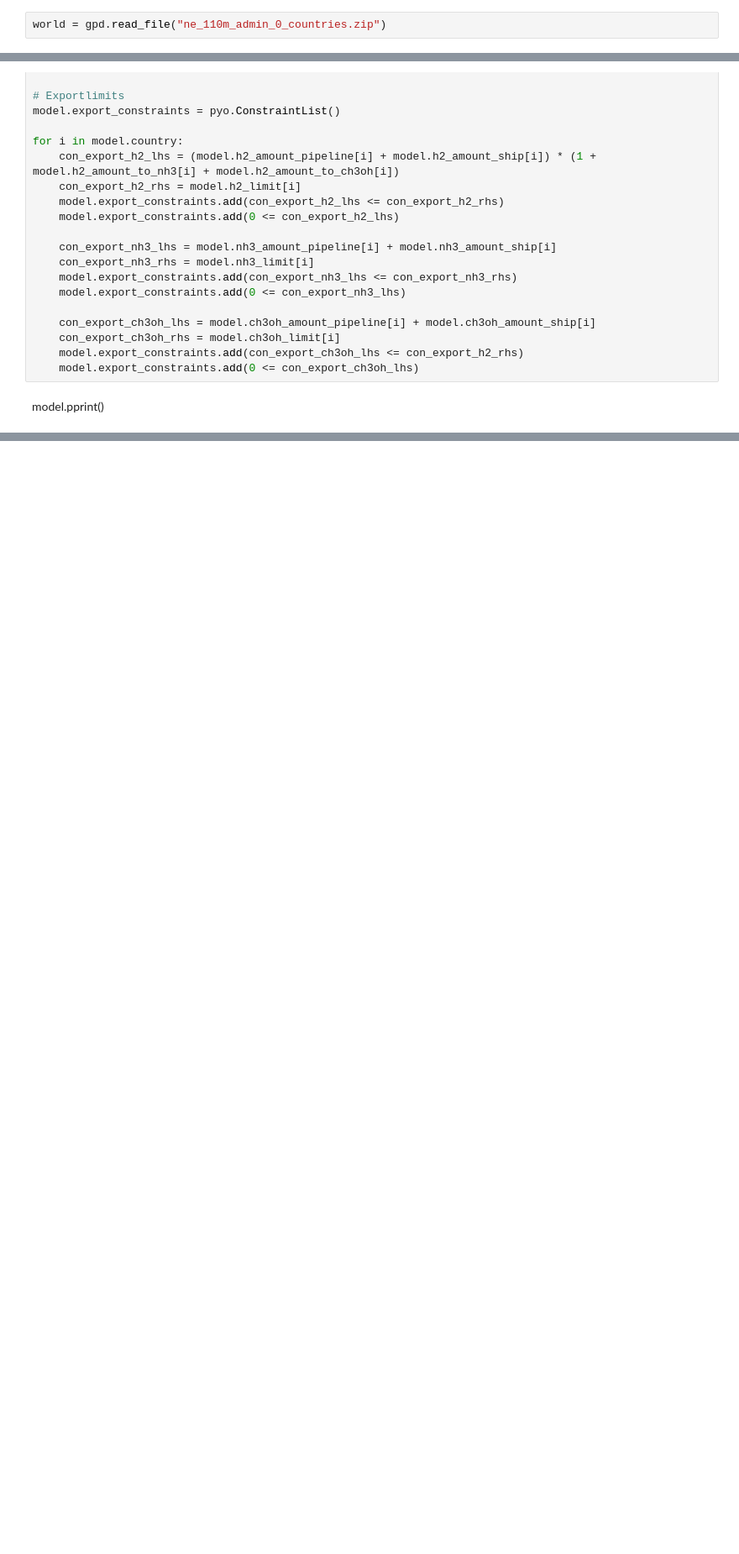
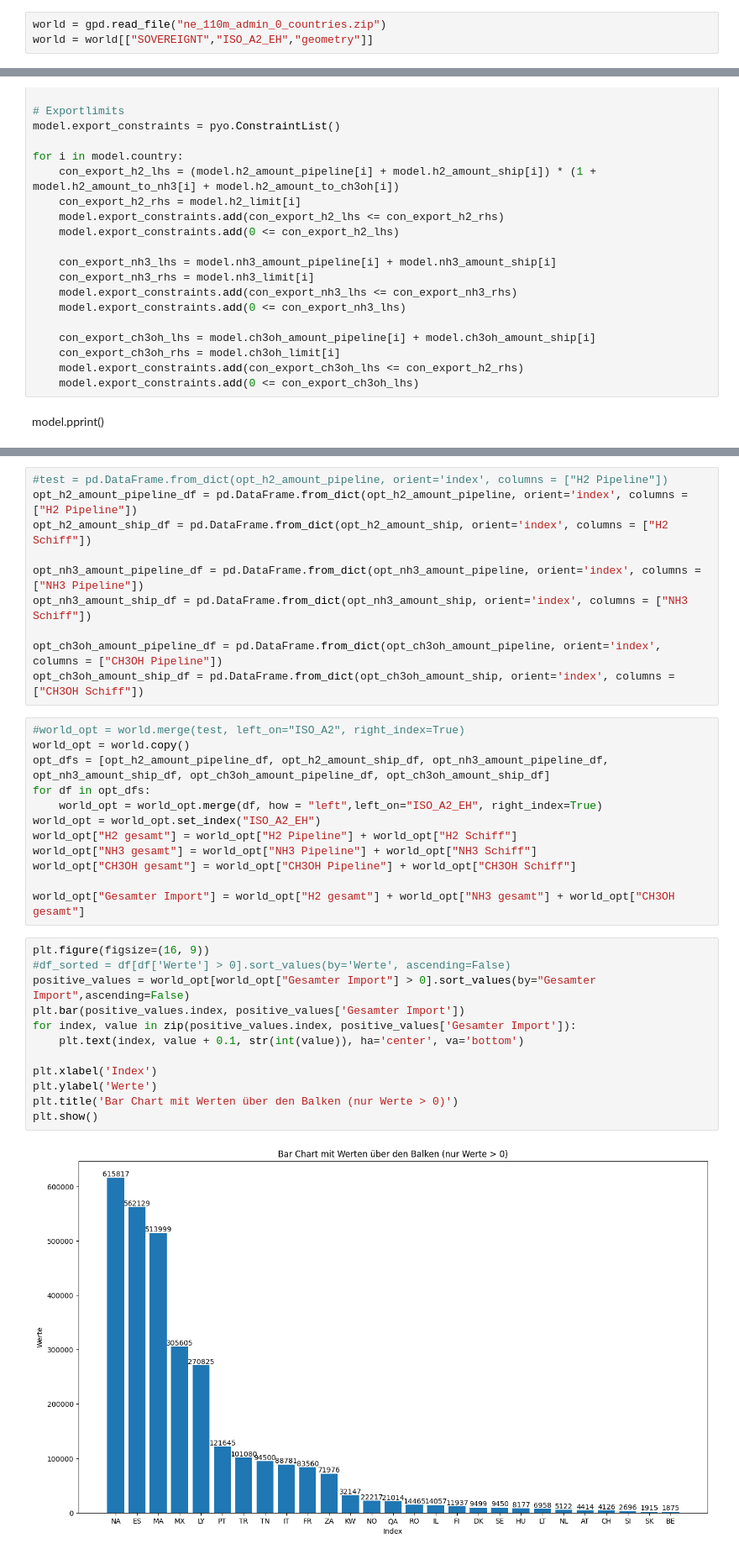
Before and after one commit to FaKurz/hydro_opt, a Jupyter notebook: expanded_model.ipynb, the cells around one changed output, grey strips where cells are left out. Shown at 84% size. Saved outputs shown, nothing was run; the diff lists cells and outputs as text; blank space fills up the shorter version.

```diff
--- a/expanded_model.ipynb
+++ b/expanded_model.ipynb
@@ -6,4 +6,5 @@ import matplotlib.pyplot as plt
 import geopandas as gpd
 # %%
 world = gpd.read_file("ne_110m_admin_0_countries.zip")
+world = world[["SOVEREIGNT","ISO_A2_EH","geometry"]]
 # %%
@@ -176,0 +240,36 @@ Model unknown
+# %%
+#test = pd.DataFrame.from_dict(opt_h2_amount_pipeline, orient='index', columns = ["H2 Pipeline"])
+opt_h2_amount_pipeline_df = pd.DataFrame.from_dict(opt_h2_amount_pipeline, orient='index', columns = ["H2 Pipeline"])
+opt_h2_amount_ship_df = pd.DataFrame.from_dict(opt_h2_amount_ship, orient='index', columns = ["H2 Schiff"])
+
+opt_nh3_amount_pipeline_df = pd.DataFrame.from_dict(opt_nh3_amount_pipeline, orient='index', columns = ["NH3 Pipeline"])
+opt_nh3_amount_ship_df = pd.DataFrame.from_dict(opt_nh3_amount_ship, orient='index', columns = ["NH3 Schiff"])
+
+opt_ch3oh_amount_pipeline_df = pd.DataFrame.from_dict(opt_ch3oh_amount_pipeline, orient='index', columns = ["CH3OH Pipeline"])
+opt_ch3oh_amount_ship_df = pd.DataFrame.from_dict(opt_ch3oh_amount_ship, orient='index', columns = ["CH3OH Schiff"])
+# %%
+#world_opt = world.merge(test, left_on="ISO_A2", right_index=True)
+world_opt = world.copy()
+opt_dfs = [opt_h2_amount_pipeline_df, opt_h2_amount_ship_df, opt_nh3_amount_pipeline_df, opt_nh3_amount_ship_df, opt_ch3oh_amount_pipeline_df, opt_ch3oh_amount_ship_df]
+for df in opt_dfs:
+    world_opt = world_opt.merge(df, how = "left",left_on="ISO_A2_EH", right_index=True)
+world_opt = world_opt.set_index("ISO_A2_EH")
+world_opt["H2 gesamt"] = world_opt["H2 Pipeline"] + world_opt["H2 Schiff"]
+world_opt["NH3 gesamt"] = world_opt["NH3 Pipeline"] + world_opt["NH3 Schiff"]
+world_opt["CH3OH gesamt"] = world_opt["CH3OH Pipeline"] + world_opt["CH3OH Schiff"]
+
+world_opt["Gesamter Import"] = world_opt["H2 gesamt"] + world_opt["NH3 gesamt"] + world_opt["CH3OH gesamt"]
+# %%
+plt.figure(figsize=(16, 9))
+#df_sorted = df[df['Werte'] > 0].sort_values(by='Werte', ascending=False)
+positive_values = world_opt[world_opt["Gesamter Import"] > 0].sort_values(by="Gesamter Import",ascending=False)
+plt.bar(positive_values.index, positive_values['Gesamter Import'])
+for index, value in zip(positive_values.index, positive_values['Gesamter Import']):
+    plt.text(index, value + 0.1, str(int(value)), ha='center', va='bottom')
+
+plt.xlabel('Index')
+plt.ylabel('Werte')
+plt.title('Bar Chart mit Werten über den Balken (nur Werte > 0)')
+plt.show()
+# %% [output]
+[figure, added]
```
Also changed, not shown: parts of 14 cells of this notebook, 2 other files.
